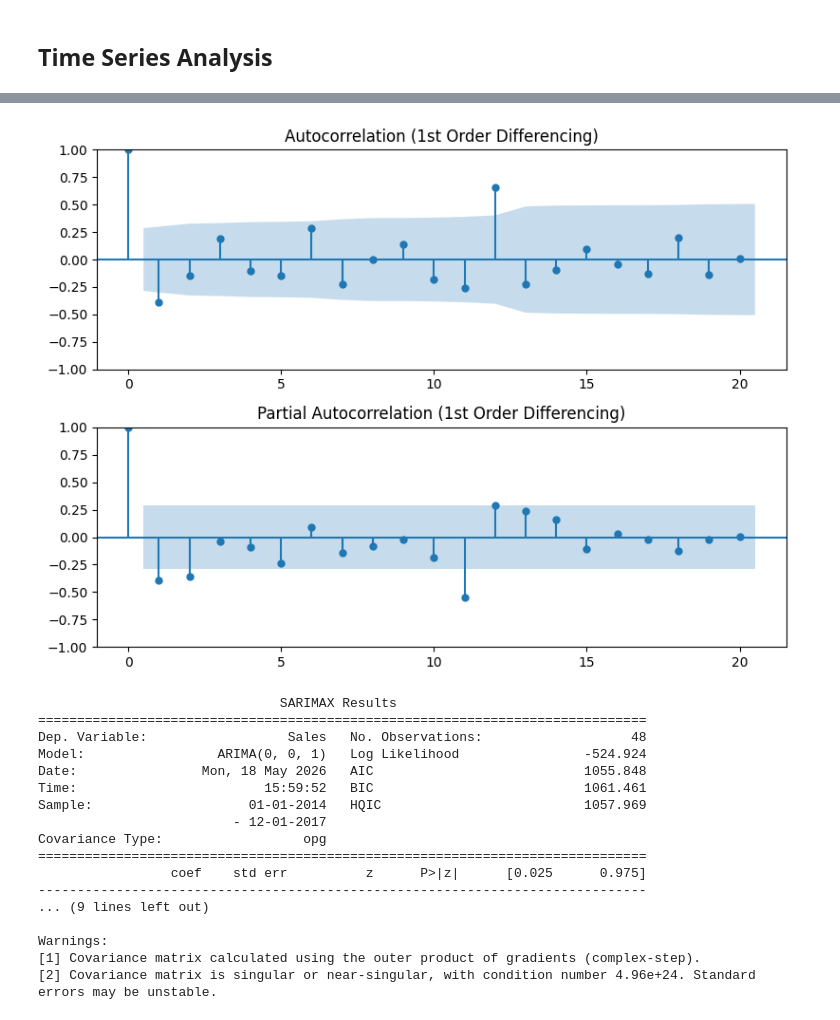
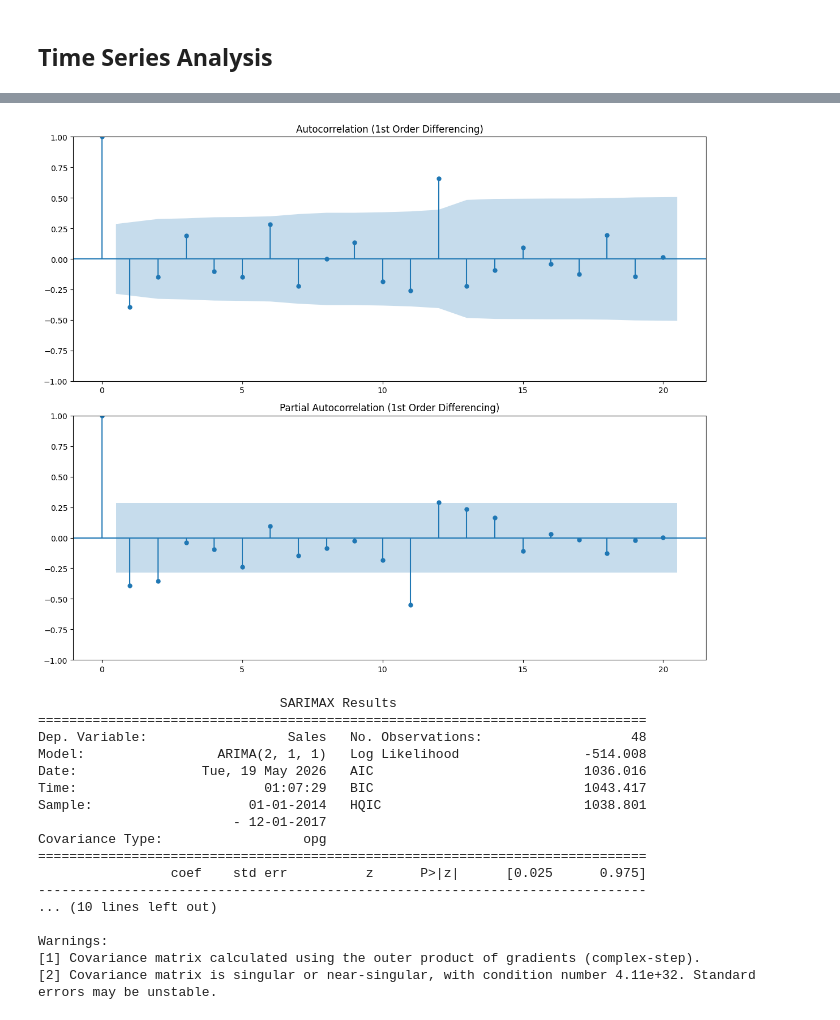
Before and after one commit to Mostafa-Mortada/Walmart-Sales-Data-Analysis, a Jupyter notebook: walmart_sales_Final.ipynb, the cells around one changed output, grey strips where cells are left out. Saved outputs shown, nothing was run; the diff lists cells and outputs as text; code cells hidden in the pictures.

```diff
--- a/walmart_sales_Final.ipynb
+++ b/walmart_sales_Final.ipynb
@@ -1207,20 +1194,20 @@ Critical Values:
 # %%
 # Plot ACF & PACF
-fig, (ax1, ax2) = plt.subplots(2, 1, figsize=(8, 6))
+fig, (ax1, ax2) = plt.subplots(2, 1, figsize=(12, 10))
 
 # Plot ACF (to determine q)
 plot_acf(monthly_sales.diff().dropna(), ax=ax1, lags=20, title="Autocorrelation (1st Order Differencing)")
 
 # Plot PACF (to determine p)
 plot_pacf(monthly_sales.diff().dropna(), ax=ax2, lags=20, method='ywm', title="Partial Autocorrelation (1st Order Differencing)")
 
 plt.tight_layout()
 plt.show()
 # %% [output]
-[figure, old version]
+[figure, new version]
 # %%
 # Build the ARIMA model
-model = ARIMA(monthly_sales, order=(0, 0, 1))
+model = ARIMA(monthly_sales, order=(2, 1, 1))
 arima_model = model.fit()
 
 # View the model summary
@@ -1229,18 +1216,18 @@ print(arima_model.summary())
                                SARIMAX Results
 ==============================================================================
 Dep. Variable:                  Sales   No. Observations:                   48
-Model:                 ARIMA(0, 0, 1)   Log Likelihood                -524.924
-Date:                Mon, 18 May 2026   AIC                           1055.848
-Time:                        15:59:52   BIC                           1061.461
-Sample:                    01-01-2014   HQIC                          1057.969
+Model:                 ARIMA(2, 1, 1)   Log Likelihood                -514.008
+Date:                Tue, 19 May 2026   AIC                           1036.016
+Time:                        01:07:29   BIC                           1043.417
+Sample:                    01-01-2014   HQIC                          1038.801
                          - 12-01-2017
 Covariance Type:                  opg
 ==============================================================================
                  coef    std err          z      P>|z|      [0.025      0.975]
 ------------------------------------------------------------------------------
-... (9 lines left out)
+... (10 lines left out)
 
 Warnings:
 [1] Covariance matrix calculated using the outer product of gradients (complex-step).
-[2] Covariance matrix is singular or near-singular, with condition number 4.96e+24. Standard errors may be unstable.
+[2] Covariance matrix is singular or near-singular, with condition number 4.11e+32. Standard errors may be unstable.
 # %%
```
Also changed, not shown: parts of 5 cells of this notebook.
